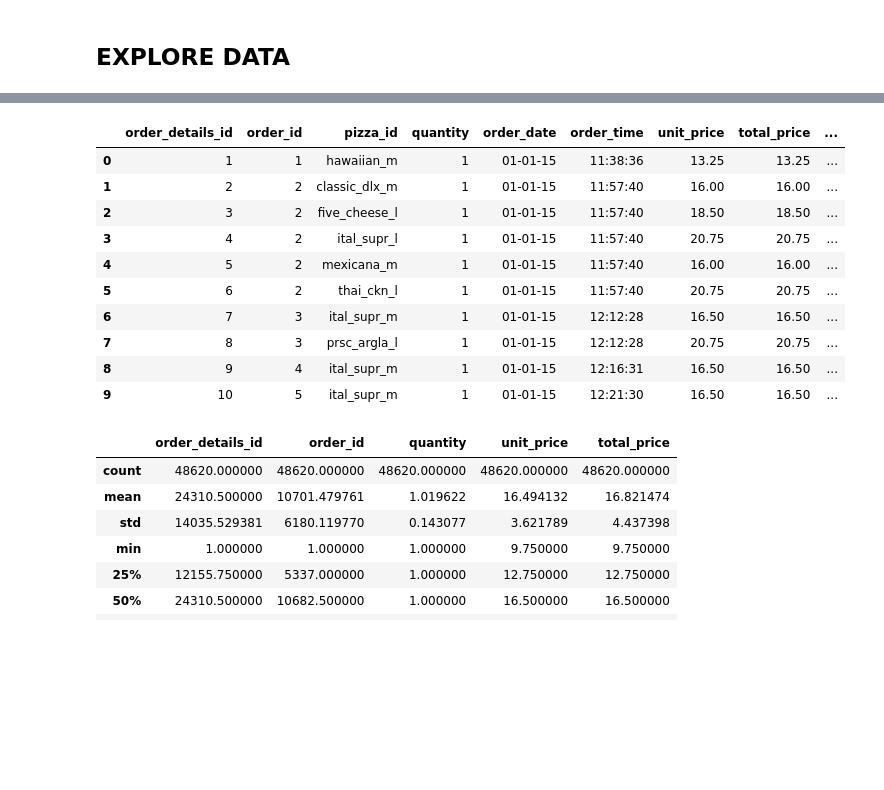
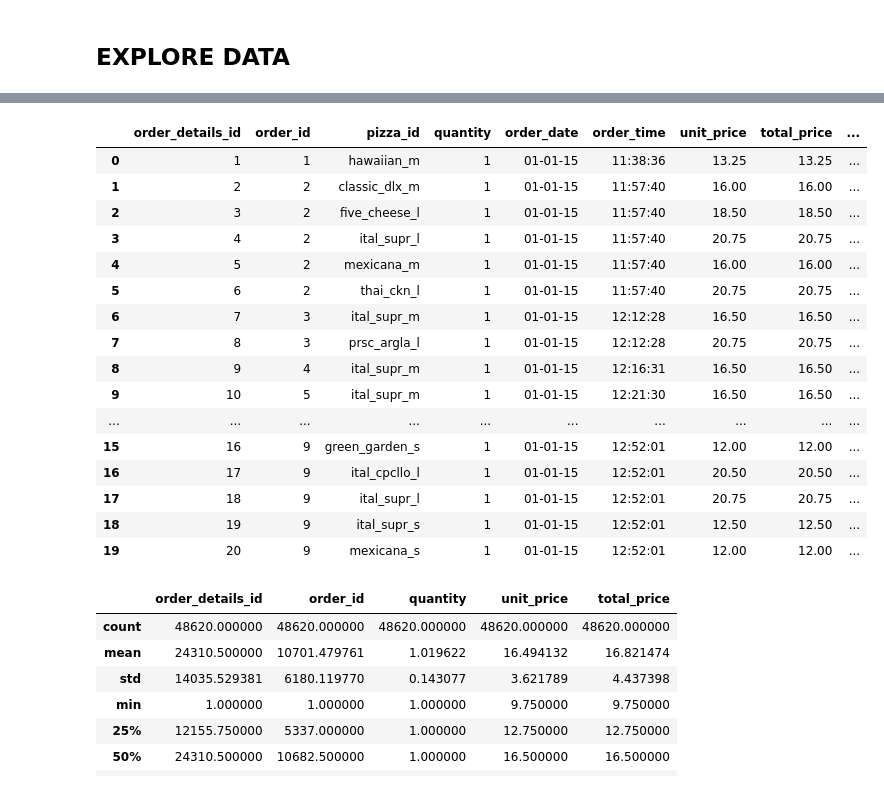
Before and after one commit to lookas15/Stock-Wise, a Jupyter notebook: machine-learning/notebook.ipynb, the cells around one changed output, grey strips where cells are left out. Cells and saved outputs as stored; diff of their text form; code cells hidden in the pictures; blank space fills up the shorter version.

```diff
--- a/machine-learning/notebook.ipynb
+++ b/machine-learning/notebook.ipynb
@@ -3,10 +3,12 @@
 # %%
 import pandas as pd
 # %%
-file_url = "https://drive.google.com/uc?export=download&id=1qFeqxx-aYGc4hZ1c59F4dF0IT1XkSCGe"
-
-try:
-    df = pd.read_csv(file_url)
-    print(f"Successfully reading file from {file_url}")
-except Exception as e:
-    print(f"Error reading file from {file_url}: {str(e)}")
+def load_dataset (base_url):
+    try:
+        read_data = pd.read_csv(base_url)
+        read_data.info()
+        print(f"Successfully reading file from {base_url}")
+        return read_data
+    except Exception as e:
+        print(f"Error reading file from {base_url}: {str(e)}")
+        return None
@@ -43,0 +15,3 @@ memory usage: 4.5+ MB
+# %%
+file_url = "https://drive.google.com/uc?export=download&id=1qFeqxx-aYGc4hZ1c59F4dF0IT1XkSCGe"
+df = load_dataset(file_url)
@@ -89,19 +84,25 @@ Data columns (total 12 columns):
 dtypes: float64(2), int64(3), object(7)
 memory usage: 4.5+ MB
 # %%
-df.head(10)
+df.head(20)
 # %% [output]
 |  | order_details_id | order_id | pizza_id | quantity | order_date | order_time | unit_price | total_price | ... |
 | 0 | 1 | 1 | hawaiian_m | 1 | 01-01-15 | 11:38:36 | 13.25 | 13.25 | ... |
 | 1 | 2 | 2 | classic_dlx_m | 1 | 01-01-15 | 11:57:40 | 16.00 | 16.00 | ... |
 | 2 | 3 | 2 | five_cheese_l | 1 | 01-01-15 | 11:57:40 | 18.50 | 18.50 | ... |
 | 3 | 4 | 2 | ital_supr_l | 1 | 01-01-15 | 11:57:40 | 20.75 | 20.75 | ... |
 | 4 | 5 | 2 | mexicana_m | 1 | 01-01-15 | 11:57:40 | 16.00 | 16.00 | ... |
 | 5 | 6 | 2 | thai_ckn_l | 1 | 01-01-15 | 11:57:40 | 20.75 | 20.75 | ... |
 | 6 | 7 | 3 | ital_supr_m | 1 | 01-01-15 | 12:12:28 | 16.50 | 16.50 | ... |
 | 7 | 8 | 3 | prsc_argla_l | 1 | 01-01-15 | 12:12:28 | 20.75 | 20.75 | ... |
 | 8 | 9 | 4 | ital_supr_m | 1 | 01-01-15 | 12:16:31 | 16.50 | 16.50 | ... |
 | 9 | 10 | 5 | ital_supr_m | 1 | 01-01-15 | 12:21:30 | 16.50 | 16.50 | ... |
+| ... | ... | ... | ... | ... | ... | ... | ... | ... | ... |
+| 15 | 16 | 9 | green_garden_s | 1 | 01-01-15 | 12:52:01 | 12.00 | 12.00 | ... |
+| 16 | 17 | 9 | ital_cpcllo_l | 1 | 01-01-15 | 12:52:01 | 20.50 | 20.50 | ... |
+| 17 | 18 | 9 | ital_supr_l | 1 | 01-01-15 | 12:52:01 | 20.75 | 20.75 | ... |
+| 18 | 19 | 9 | ital_supr_s | 1 | 01-01-15 | 12:52:01 | 12.50 | 12.50 | ... |
+| 19 | 20 | 9 | mexicana_s | 1 | 01-01-15 | 12:52:01 | 12.00 | 12.00 | ... |
 # %%
 df.describe()
 # %% [output]
```
Also changed, not shown: parts of 4 cells of this notebook.
